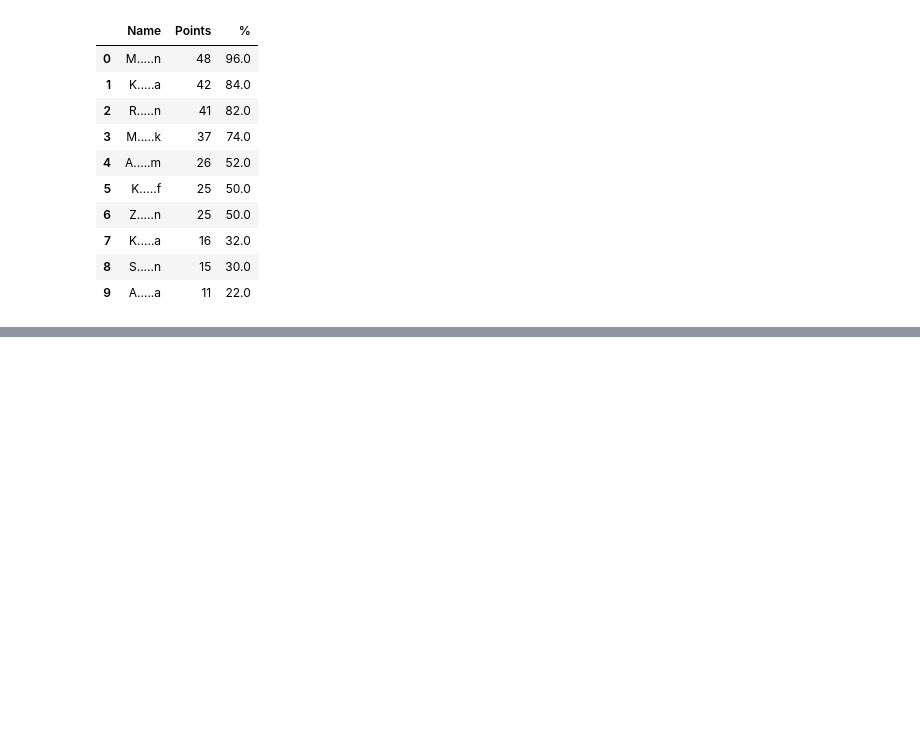
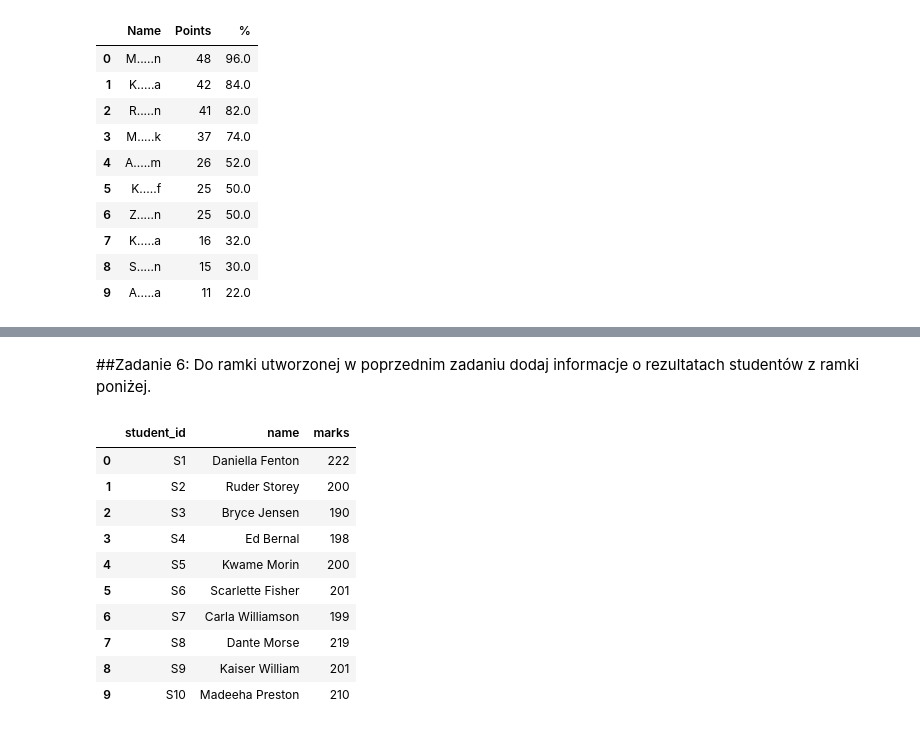
Before and after one commit to PiotrWNowak/SDA_zadania, a Jupyter notebook: Zadania_SDA_Marcin_Powalacz.ipynb, the cells around one changed output, grey strips where cells are left out. Cells and saved outputs as stored; diff of their text form; code cells hidden in the pictures; blank space fills up the shorter version.

```diff
--- a/Zadania_SDA_Marcin_Powalacz.ipynb
+++ b/Zadania_SDA_Marcin_Powalacz.ipynb
@@ -156,0 +163,8 @@ fatal: not a git repository (or any of the parent directories): .git
+# %%
+student_data1 = pd.DataFrame({
+    'student_id': ['S1','S2','S3','S4','S5'],
+    'name' : ['Daniella Fenton', 'Ruder Storey', 'Bryce Jensen', 'Ed Bernal', 'Kwame Morin']})
+
+student_data2 = pd.DataFrame({
+    'student_id': ['S6','S7','S8','S9','S10'],
+    'name' : ['Scarlette Fisher', 'Carla Williamson', 'Dante Morse', 'Kaiser William', 'Madeeha Preston']})
@@ -156,0 +188,3 @@ fatal: not a git repository (or any of the parent directories): .git
+# %%
+student_data_total = pd.concat([student_data1, student_data2], ignore_index=True)
+student_data_total
@@ -156,0 +203,23 @@ fatal: not a git repository (or any of the parent directories): .git
+# %% [markdown]
+##Zadanie 6:
+Do ramki utworzonej w poprzednim zadaniu dodaj informacje o
+rezultatach studentów z ramki poniżej.
+# %%
+exam_results = pd.DataFrame({
+ 'student_id': ['S2', 'S10', 'S3', 'S1', 'S7', 'S9', 'S5', 'S4', 'S8', 'S6'],
+ 'marks': [200, 210, 190, 222, 199, 201, 200, 198, 219, 201]})
+# %%
+students_results = student_data_total.merge(exam_results)
+students_results
+# %% [output]
+|  | student_id | name | marks |
+| 0 | S1 | Daniella Fenton | 222 |
+| 1 | S2 | Ruder Storey | 200 |
+| 2 | S3 | Bryce Jensen | 190 |
+| 3 | S4 | Ed Bernal | 198 |
+| 4 | S5 | Kwame Morin | 200 |
+| 5 | S6 | Scarlette Fisher | 201 |
+| 6 | S7 | Carla Williamson | 199 |
+| 7 | S8 | Dante Morse | 219 |
+| 8 | S9 | Kaiser William | 201 |
+| 9 | S10 | Madeeha Preston | 210 |
```
Also changed, not shown: parts of 6 cells of this notebook.
